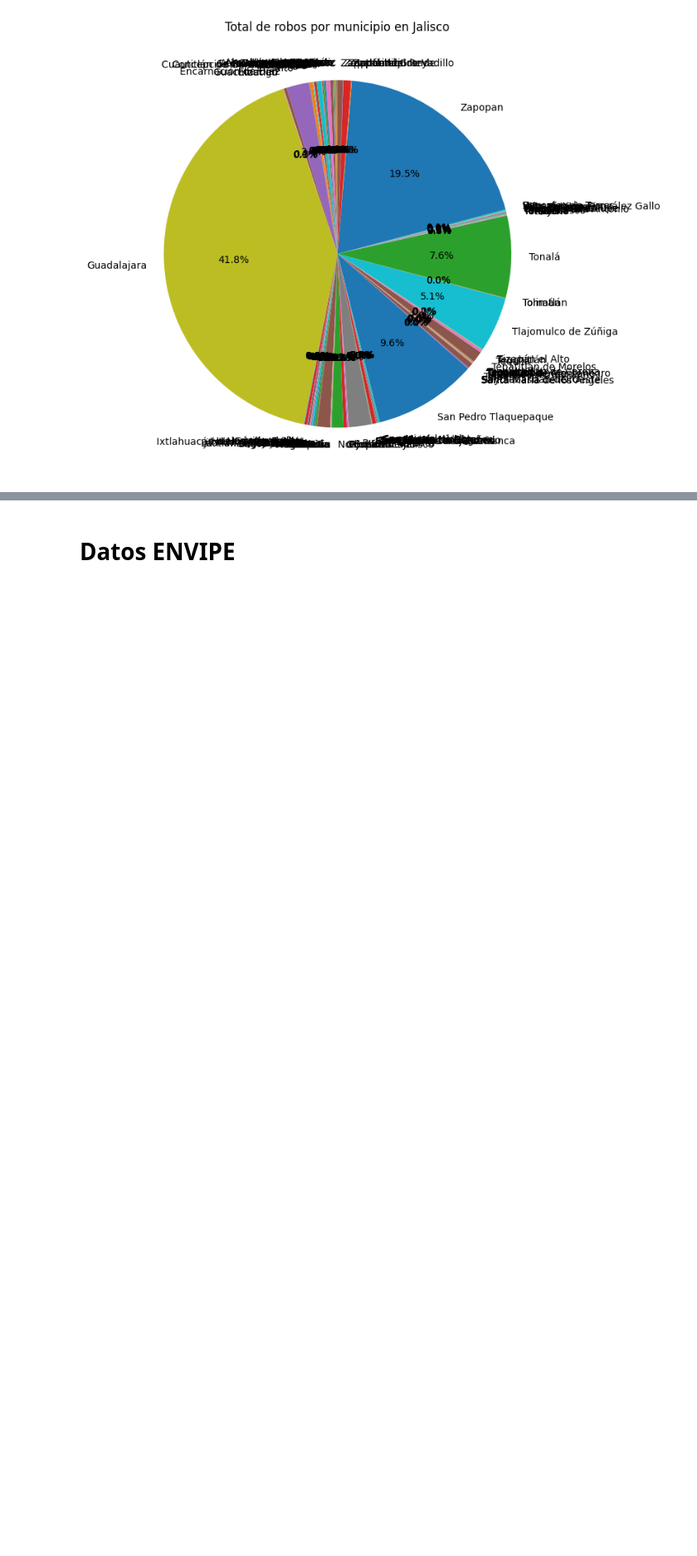
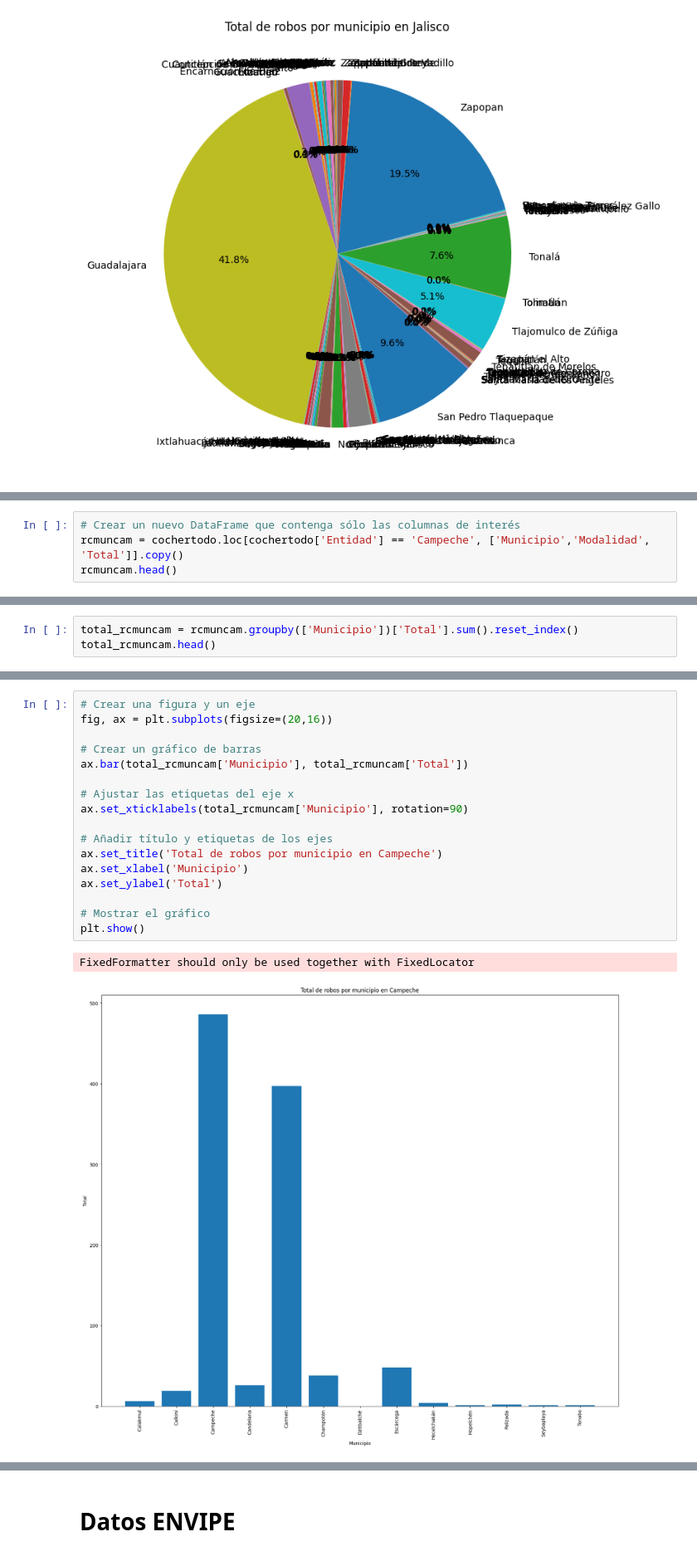
Before and after one commit to Paupau20/Colab, a Jupyter notebook: ASE.ipynb, the cells around one changed output, grey strips where cells are left out. Shown at 83% size. Saved outputs shown, nothing was run; the diff lists cells and outputs as text; blank space fills up the shorter version.

```diff
--- a/ASE.ipynb
+++ b/ASE.ipynb
@@ -1660,0 +1773,4 @@ plt.show()
+# %%
+# Crear un nuevo DataFrame que contenga sólo las columnas de interés
+rcmuncam = cochertodo.loc[cochertodo['Entidad'] == 'Campeche', ['Municipio','Modalidad', 'Total']].copy()
+rcmuncam.head()
@@ -1660,0 +1784,3 @@ plt.show()
+# %%
+total_rcmuncam = rcmuncam.groupby(['Municipio'])['Total'].sum().reset_index()
+total_rcmuncam.head()
@@ -1660,0 +1794,20 @@ plt.show()
+# %%
+# Crear una figura y un eje
+fig, ax = plt.subplots(figsize=(20,16))
+
+# Crear un gráfico de barras
+ax.bar(total_rcmuncam['Municipio'], total_rcmuncam['Total'])
+
+# Ajustar las etiquetas del eje x
+ax.set_xticklabels(total_rcmuncam['Municipio'], rotation=90)
+
+# Añadir título y etiquetas de los ejes
+ax.set_title('Total de robos por municipio en Campeche')
+ax.set_xlabel('Municipio')
+ax.set_ylabel('Total')
+
+# Mostrar el gráfico
+plt.show()
+# %% [output]
+FixedFormatter should only be used together with FixedLocator
+[figure, added]
```
Also changed, not shown: parts of 30 cells of this notebook.
